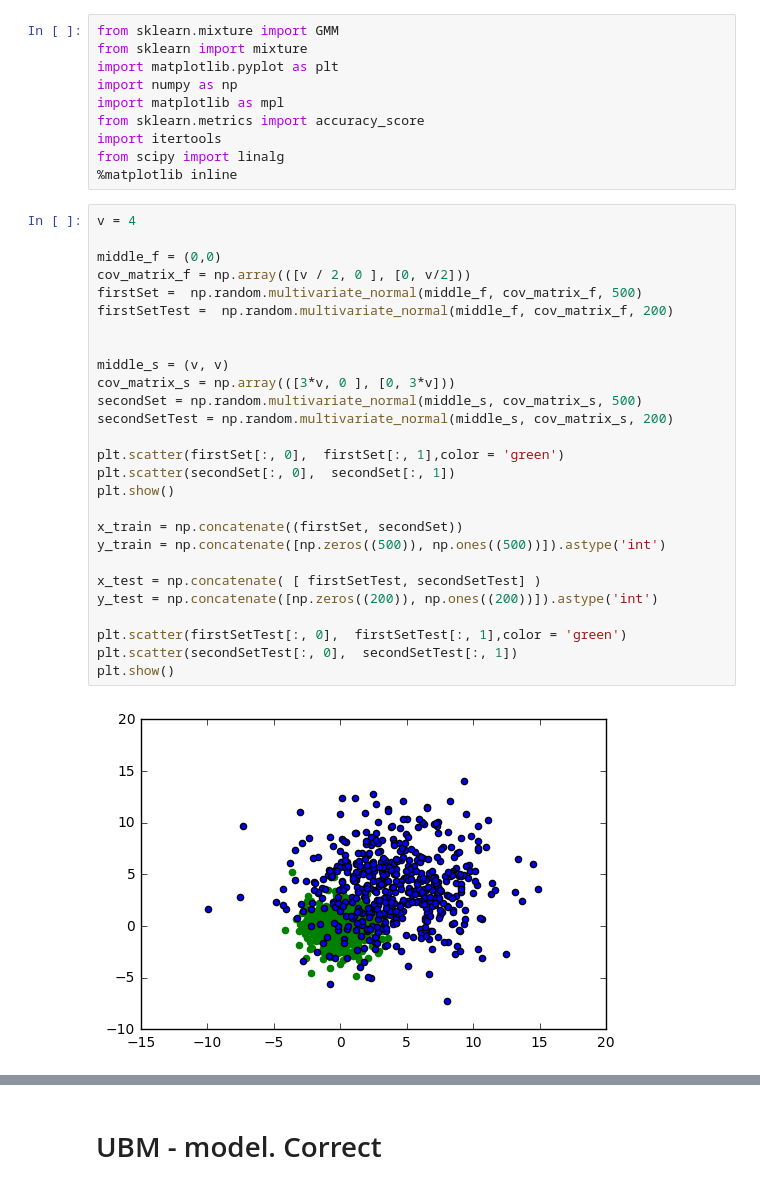
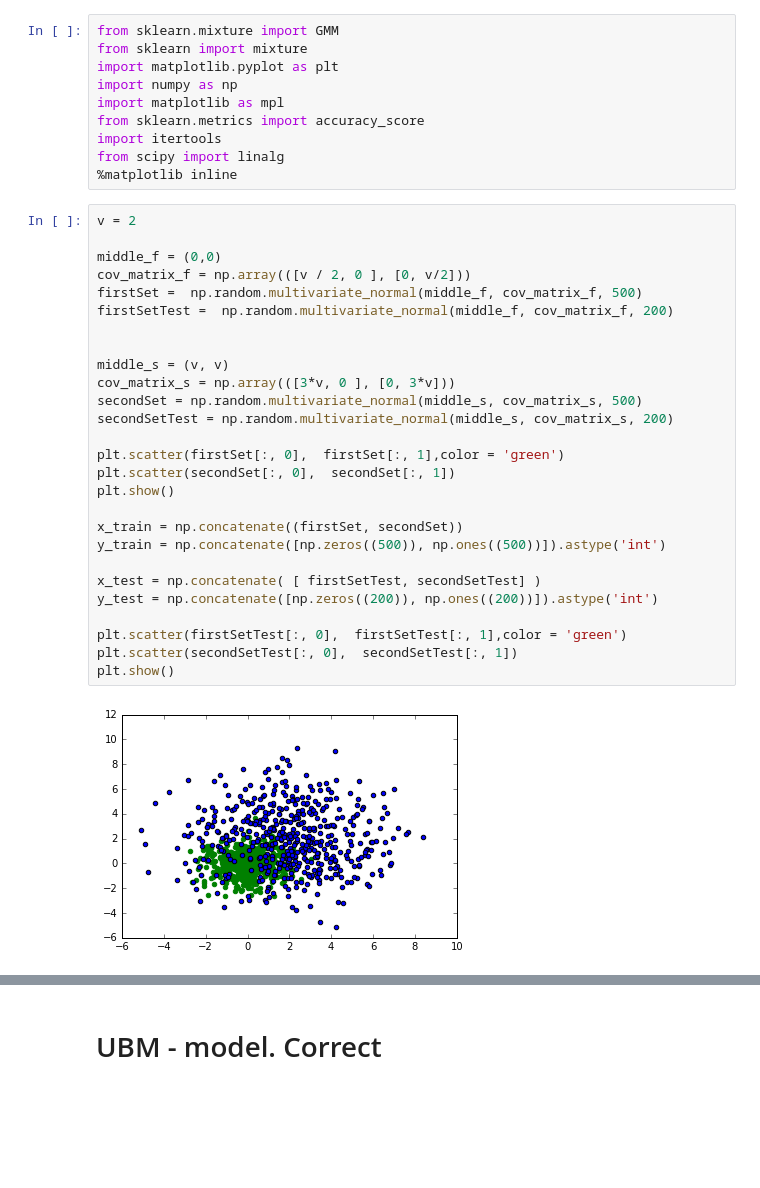
Before and after one commit to anotherotherme/voice_spoofing, a Jupyter notebook: gmm_ubm/gmm_ubm_model_sample.ipynb, the cells around one changed output, grey strips where cells are left out. Drawn from its saved outputs; the diff is of its cells as text; blank space fills up the shorter version.

```diff
--- a/gmm_ubm/gmm_ubm_model_sample.ipynb
+++ b/gmm_ubm/gmm_ubm_model_sample.ipynb
@@ -9,31 +9,31 @@ import itertools
 from scipy import linalg
 %matplotlib inline
 # %%
-v = 4
+v = 2
 
 middle_f = (0,0)
 cov_matrix_f = np.array(([v / 2, 0 ], [0, v/2]))
 firstSet =  np.random.multivariate_normal(middle_f, cov_matrix_f, 500)
 firstSetTest =  np.random.multivariate_normal(middle_f, cov_matrix_f, 200)
 
 
 middle_s = (v, v)
 cov_matrix_s = np.array(([3*v, 0 ], [0, 3*v]))
 secondSet = np.random.multivariate_normal(middle_s, cov_matrix_s, 500)
 secondSetTest = np.random.multivariate_normal(middle_s, cov_matrix_s, 200)
 
 plt.scatter(firstSet[:, 0],  firstSet[:, 1],color = 'green')
 plt.scatter(secondSet[:, 0],  secondSet[:, 1])
 plt.show()
 
 x_train = np.concatenate((firstSet, secondSet))
 y_train = np.concatenate([np.zeros((500)), np.ones((500))]).astype('int')
 
 x_test = np.concatenate( [ firstSetTest, secondSetTest] )
 y_test = np.concatenate([np.zeros((200)), np.ones((200))]).astype('int')
 
 plt.scatter(firstSetTest[:, 0],  firstSetTest[:, 1],color = 'green')
 plt.scatter(secondSetTest[:, 0],  secondSetTest[:, 1])
 plt.show()
 # %% [output]
-[figure, old version]
+[figure, new version]
```
Also changed, not shown: parts of 10 cells of this notebook.
